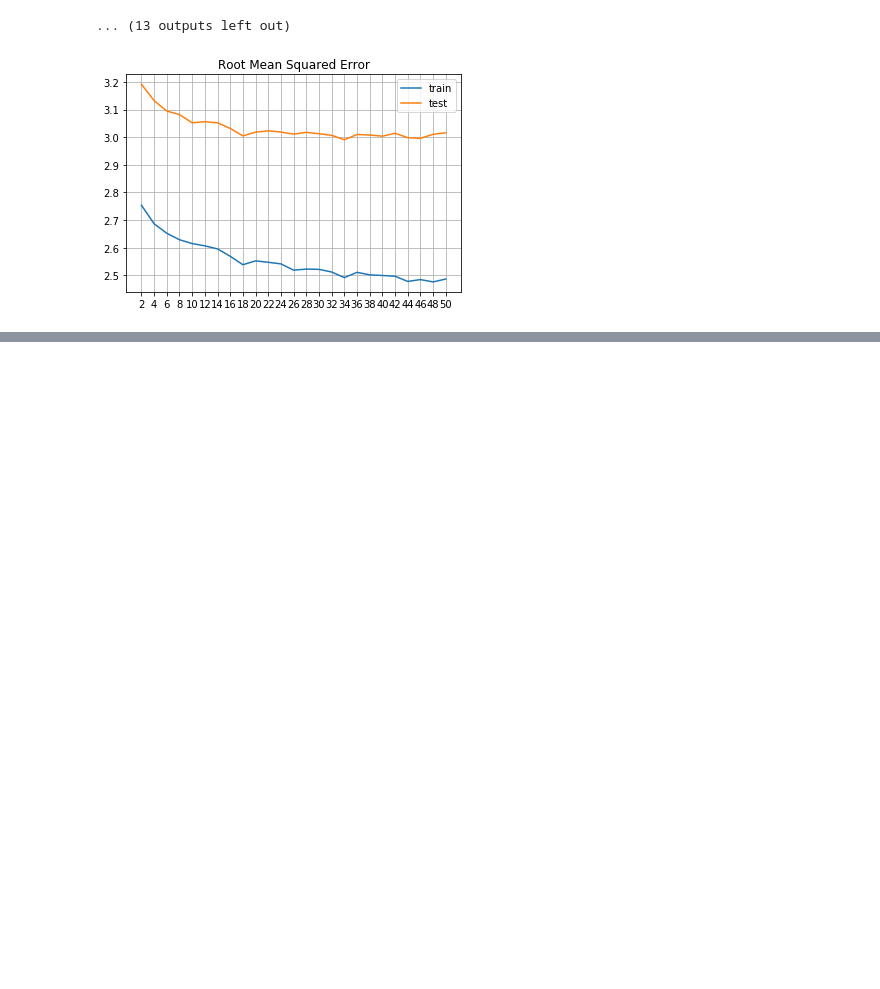
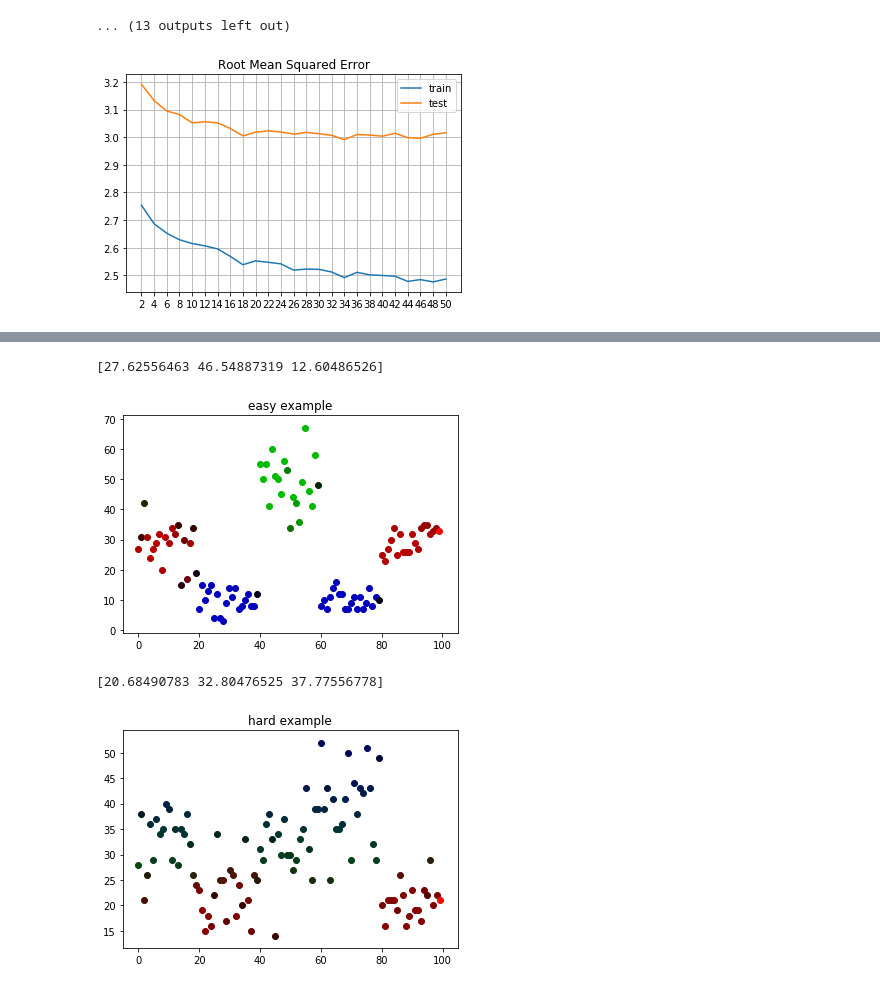
Before and after one commit to GENZITSU/Bayse, a Jupyter notebook: chapter_5.ipynb, the cells around one changed output, grey strips where cells are left out. Saved outputs shown, nothing was run; the diff lists cells and outputs as text; code cells hidden in the pictures; blank space fills up the shorter version.

```diff
--- a/chapter_5.ipynb
+++ b/chapter_5.ipynb
@@ -471,0 +683,30 @@ class NMF:
+# %%
+a_lam = np.array([20, 60, 100])
+b_lam = np.array([2, 2, 2])
+alpha_pi = np.ones(3)/3
+beta_A = np.array([[3,3,3], [3,3, 3], [3, 3, 3]])
+
+poi_hmm = Poisson_HMM_fb(a_lam, b_lam, alpha_pi, beta_A, max_iter=10)
+poi_hmm.fit(X_1)
+print(poi_hmm.a_lam / poi_hmm.b_lam)
+# 結果の描画
+for i in range(X_1.shape[0]):
+    plt.scatter(i, X_1[i], color=poi_hmm.eta[i])
+plt.title("easy example")
+plt.show()
+
+a_lam = np.array([40, 60, 80])
+b_lam = np.array([2, 2, 2])
+poi_hmm = Poisson_HMM_fb(a_lam, b_lam, alpha_pi, beta_A, max_iter=10)
+poi_hmm.fit(X_2)
+print(poi_hmm.a_lam / poi_hmm.b_lam)
+# 結果の描画
+for i in range(X_2.shape[0]):
+    plt.scatter(i, X_2[i], color=poi_hmm.eta[i])
+plt.title("hard example")
+plt.show()
+# %% [output]
+[27.62556463 46.54887319 12.60486526]
+[figure, added]
+[20.68490783 32.80476525 37.77556778]
+[figure, added]
```
Also changed, not shown: parts of 7 cells of this notebook.
